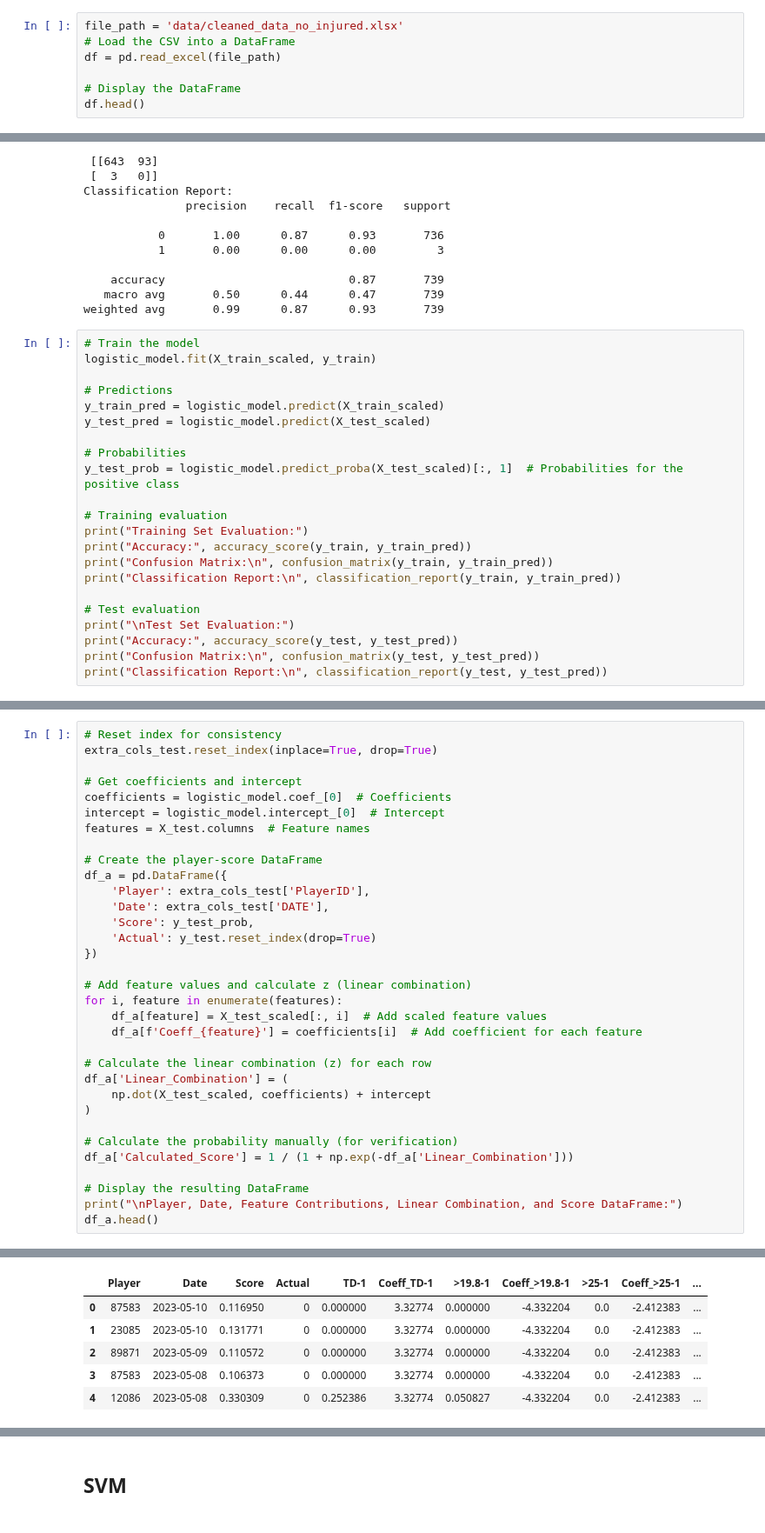
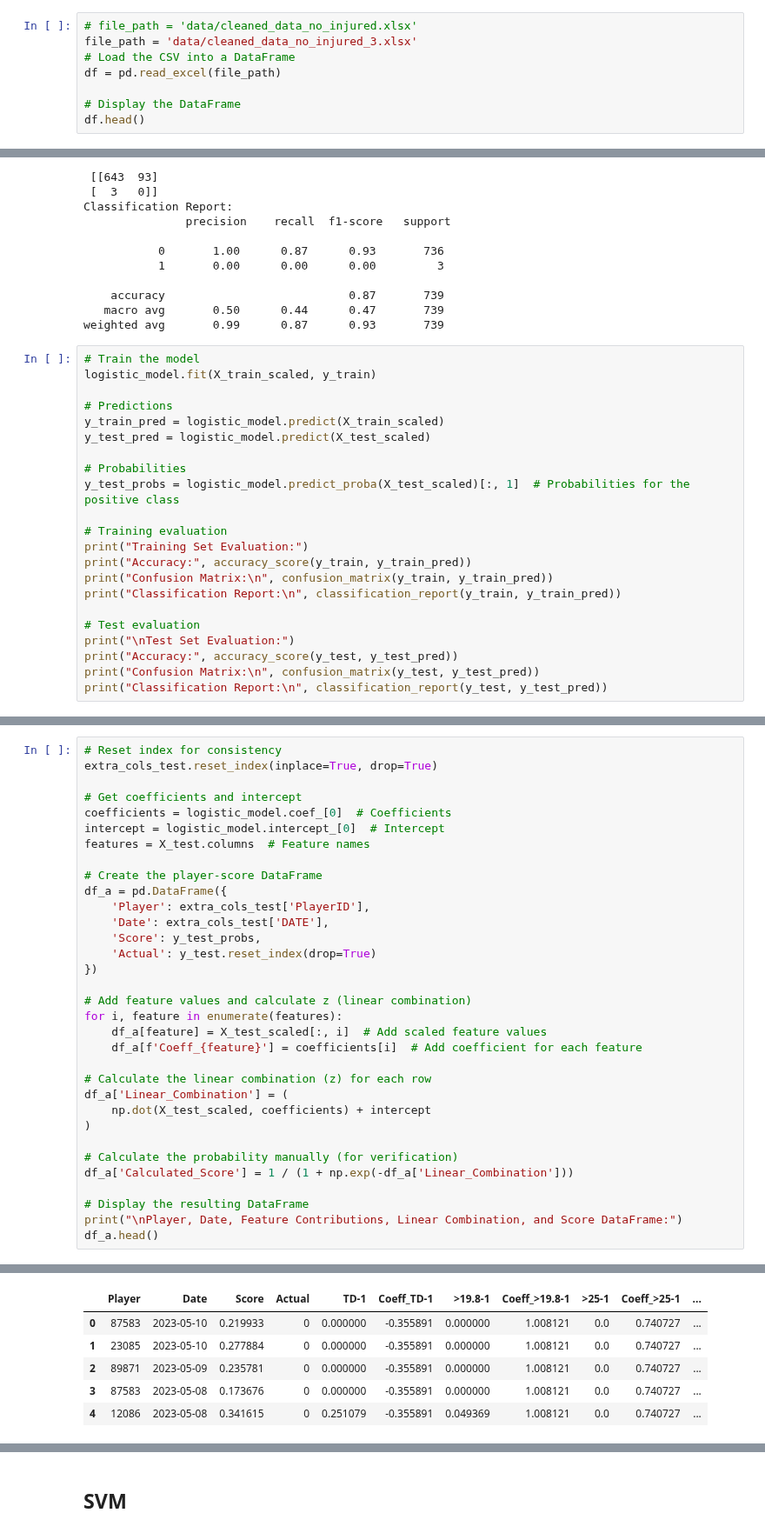
Before and after one commit to Tommy-Las/WatfordFC, a Jupyter notebook: ML_Model.ipynb, the cells around one changed output, grey strips where cells are left out. Shown at 87% size. Drawn from its saved outputs; the diff is of its cells as text.

```diff
--- a/ML_Model.ipynb
+++ b/ML_Model.ipynb
@@ -29,7 +29,8 @@ from sklearn.svm import SVC
 from imblearn.combine import SMOTEENN
 from sklearn.linear_model import LogisticRegression
 # %%
-file_path = 'data/cleaned_data_no_injured.xlsx'
+# file_path = 'data/cleaned_data_no_injured.xlsx'
+file_path = 'data/cleaned_data_no_injured_3.xlsx'
 # Load the CSV into a DataFrame
 df = pd.read_excel(file_path)
 
@@ -323,7 +325,7 @@ y_train_pred = logistic_model.predict(X_train_scaled)
 y_test_pred = logistic_model.predict(X_test_scaled)
 
 # Probabilities
-y_test_prob = logistic_model.predict_proba(X_test_scaled)[:, 1]  # Probabilities for the positive class
+y_test_probs = logistic_model.predict_proba(X_test_scaled)[:, 1]  # Probabilities for the positive class
 
 # Training evaluation
 print("Training Set Evaluation:")
@@ -422,39 +468,39 @@ extra_cols_test.reset_index(inplace=True, drop=True)
 coefficients = logistic_model.coef_[0]  # Coefficients
 intercept = logistic_model.intercept_[0]  # Intercept
 features = X_test.columns  # Feature names
 
 # Create the player-score DataFrame
 df_a = pd.DataFrame({
     'Player': extra_cols_test['PlayerID'],
     'Date': extra_cols_test['DATE'],
-    'Score': y_test_prob,
+    'Score': y_test_probs,
     'Actual': y_test.reset_index(drop=True)
 })
 
 # Add feature values and calculate z (linear combination)
 for i, feature in enumerate(features):
     df_a[feature] = X_test_scaled[:, i]  # Add scaled feature values
     df_a[f'Coeff_{feature}'] = coefficients[i]  # Add coefficient for each feature
 
 # Calculate the linear combination (z) for each row
 df_a['Linear_Combination'] = (
     np.dot(X_test_scaled, coefficients) + intercept
 )
 
 # Calculate the probability manually (for verification)
 df_a['Calculated_Score'] = 1 / (1 + np.exp(-df_a['Linear_Combination']))
 
 # Display the resulting DataFrame
 print("\nPlayer, Date, Feature Contributions, Linear Combination, and Score DataFrame:")
 df_a.head()
 # %% [output]
 Player, Date, Feature Contributions, Linear Combination, and Score DataFrame:
 |  | Player | Date | Score | Actual | TD-1 | Coeff_TD-1 | >19.8-1 | Coeff_>19.8-1 | >25-1 | Coeff_>25-1 | ... |
-| 0 | 87583 | 2023-05-10 | 0.116950 | 0 | 0.000000 | 3.32774 | 0.000000 | -4.332204 | 0.0 | -2.412383 | ... |
-| 1 | 23085 | 2023-05-10 | 0.131771 | 0 | 0.000000 | 3.32774 | 0.000000 | -4.332204 | 0.0 | -2.412383 | ... |
-| 2 | 89871 | 2023-05-09 | 0.110572 | 0 | 0.000000 | 3.32774 | 0.000000 | -4.332204 | 0.0 | -2.412383 | ... |
-| 3 | 87583 | 2023-05-08 | 0.106373 | 0 | 0.000000 | 3.32774 | 0.000000 | -4.332204 | 0.0 | -2.412383 | ... |
-| 4 | 12086 | 2023-05-08 | 0.330309 | 0 | 0.252386 | 3.32774 | 0.050827 | -4.332204 | 0.0 | -2.412383 | ... |
+| 0 | 87583 | 2023-05-10 | 0.219933 | 0 | 0.000000 | -0.355891 | 0.000000 | 1.008121 | 0.0 | 0.740727 | ... |
+| 1 | 23085 | 2023-05-10 | 0.277884 | 0 | 0.000000 | -0.355891 | 0.000000 | 1.008121 | 0.0 | 0.740727 | ... |
+| 2 | 89871 | 2023-05-09 | 0.235781 | 0 | 0.000000 | -0.355891 | 0.000000 | 1.008121 | 0.0 | 0.740727 | ... |
+| 3 | 87583 | 2023-05-08 | 0.173676 | 0 | 0.000000 | -0.355891 | 0.000000 | 1.008121 | 0.0 | 0.740727 | ... |
+| 4 | 12086 | 2023-05-08 | 0.341615 | 0 | 0.251079 | -0.355891 | 0.049369 | 1.008121 | 0.0 | 0.740727 | ... |
 5 rows × 54 columns
 # %%
 # Assuming your features are in a DataFrame
```
Also changed, not shown: parts of 14 cells of this notebook, 2 other files.
